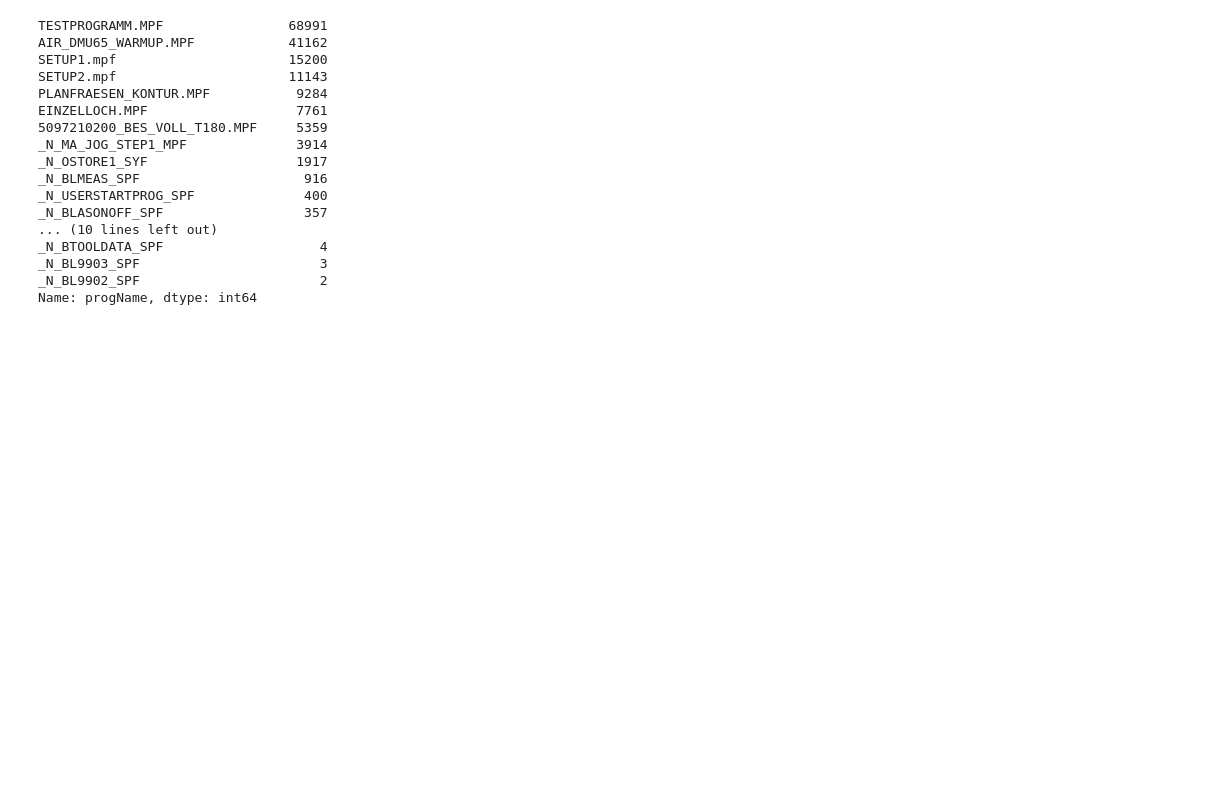
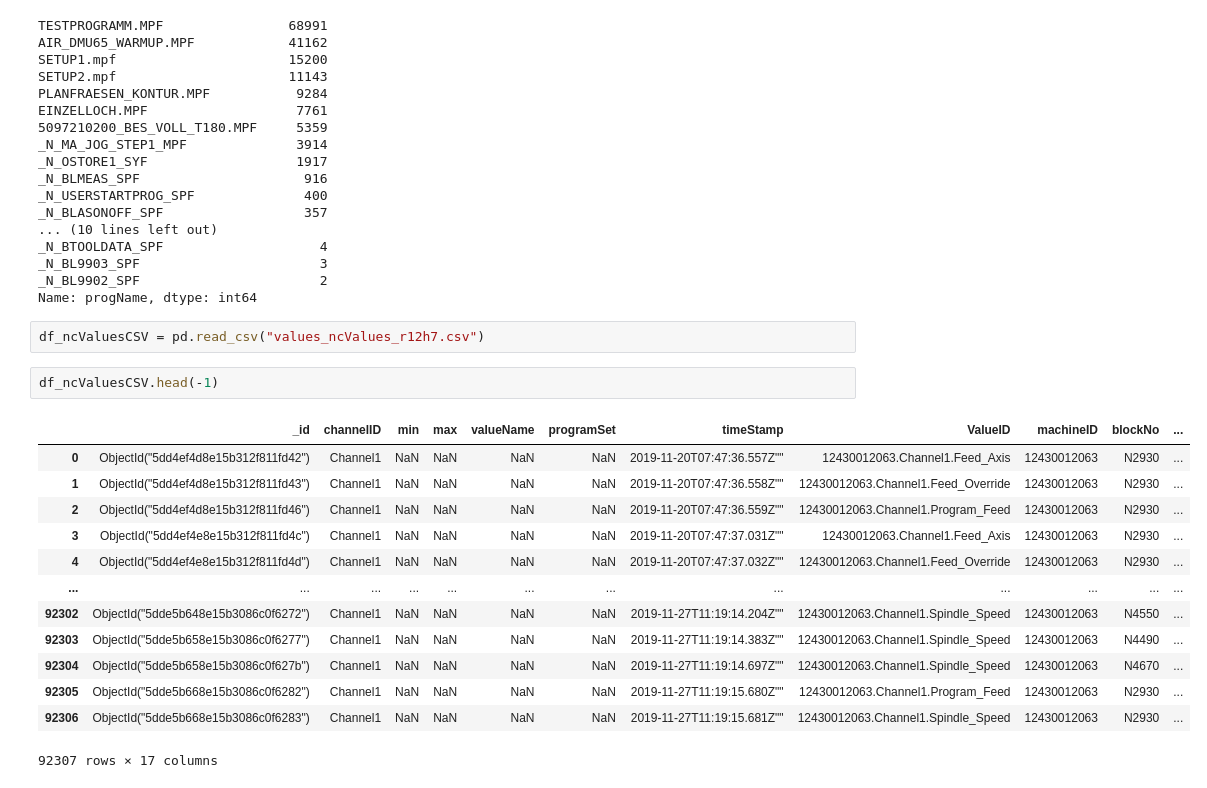
Before and after one commit to Xavubil/master_project_machine_learning, a Jupyter notebook: data_exploration/01-file_parsing.ipynb, the cells around one changed output. Cells and saved outputs as stored; diff of their text form; blank space fills up the shorter version.

```diff
--- a/data_exploration/01-file_parsing.ipynb
+++ b/data_exploration/01-file_parsing.ipynb
@@ -520,3 +516,21 @@ _N_BTOOLDATA_SPF                    4
 _N_BL9903_SPF                       3
 _N_BL9902_SPF                       2
 Name: progName, dtype: int64
+# %%
+df_ncValuesCSV = pd.read_csv("values_ncValues_r12h7.csv")
+# %%
+df_ncValuesCSV.head(-1)
+# %% [output]
+|  | _id | channelID | min | max | valueName | programSet | timeStamp | ValueID | machineID | blockNo | ... |
+| 0 | ObjectId("5dd4ef4d8e15b312f811fd42") | Channel1 | NaN | NaN | NaN | NaN | 2019-11-20T07:47:36.557Z"" | 12430012063.Channel1.Feed_Axis | 12430012063 | N2930 | ... |
+| 1 | ObjectId("5dd4ef4d8e15b312f811fd43") | Channel1 | NaN | NaN | NaN | NaN | 2019-11-20T07:47:36.558Z"" | 12430012063.Channel1.Feed_Override | 12430012063 | N2930 | ... |
+| 2 | ObjectId("5dd4ef4d8e15b312f811fd46") | Channel1 | NaN | NaN | NaN | NaN | 2019-11-20T07:47:36.559Z"" | 12430012063.Channel1.Program_Feed | 12430012063 | N2930 | ... |
+| 3 | ObjectId("5dd4ef4e8e15b312f811fd4c") | Channel1 | NaN | NaN | NaN | NaN | 2019-11-20T07:47:37.031Z"" | 12430012063.Channel1.Feed_Axis | 12430012063 | N2930 | ... |
+| 4 | ObjectId("5dd4ef4e8e15b312f811fd4d") | Channel1 | NaN | NaN | NaN | NaN | 2019-11-20T07:47:37.032Z"" | 12430012063.Channel1.Feed_Override | 12430012063 | N2930 | ... |
+| ... | ... | ... | ... | ... | ... | ... | ... | ... | ... | ... | ... |
+| 92302 | ObjectId("5dde5b648e15b3086c0f6272") | Channel1 | NaN | NaN | NaN | NaN | 2019-11-27T11:19:14.204Z"" | 12430012063.Channel1.Spindle_Speed | 12430012063 | N4550 | ... |
+| 92303 | ObjectId("5dde5b658e15b3086c0f6277") | Channel1 | NaN | NaN | NaN | NaN | 2019-11-27T11:19:14.383Z"" | 12430012063.Channel1.Spindle_Speed | 12430012063 | N4490 | ... |
+| 92304 | ObjectId("5dde5b658e15b3086c0f627b") | Channel1 | NaN | NaN | NaN | NaN | 2019-11-27T11:19:14.697Z"" | 12430012063.Channel1.Spindle_Speed | 12430012063 | N4670 | ... |
+| 92305 | ObjectId("5dde5b668e15b3086c0f6282") | Channel1 | NaN | NaN | NaN | NaN | 2019-11-27T11:19:15.680Z"" | 12430012063.Channel1.Program_Feed | 12430012063 | N2930 | ... |
+| 92306 | ObjectId("5dde5b668e15b3086c0f6283") | Channel1 | NaN | NaN | NaN | NaN | 2019-11-27T11:19:15.681Z"" | 12430012063.Channel1.Spindle_Speed | 12430012063 | N2930 | ... |
+92307 rows × 17 columns
```
Also changed, not shown: parts of 16 cells of this notebook, 1 other file.
